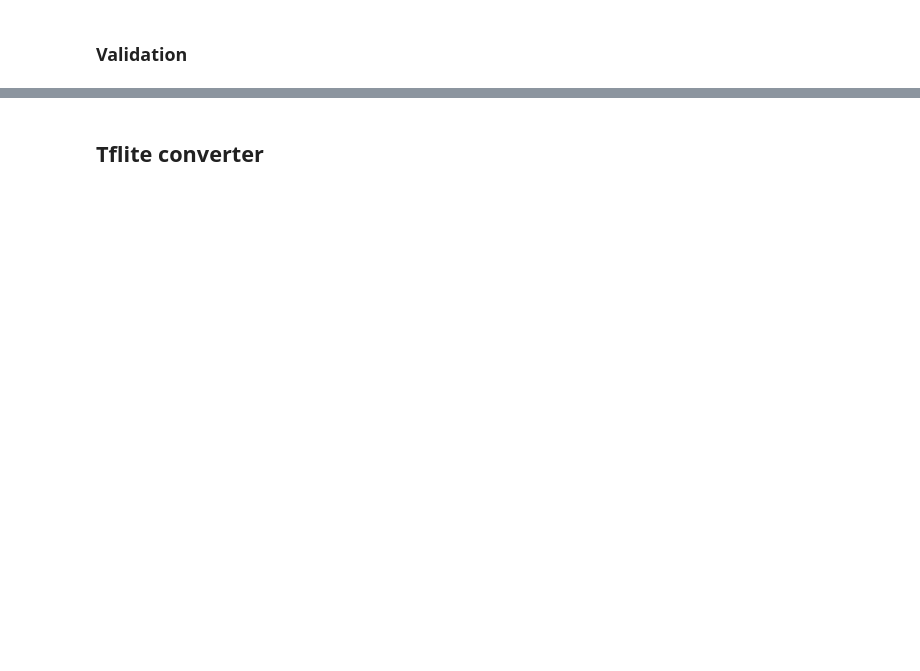
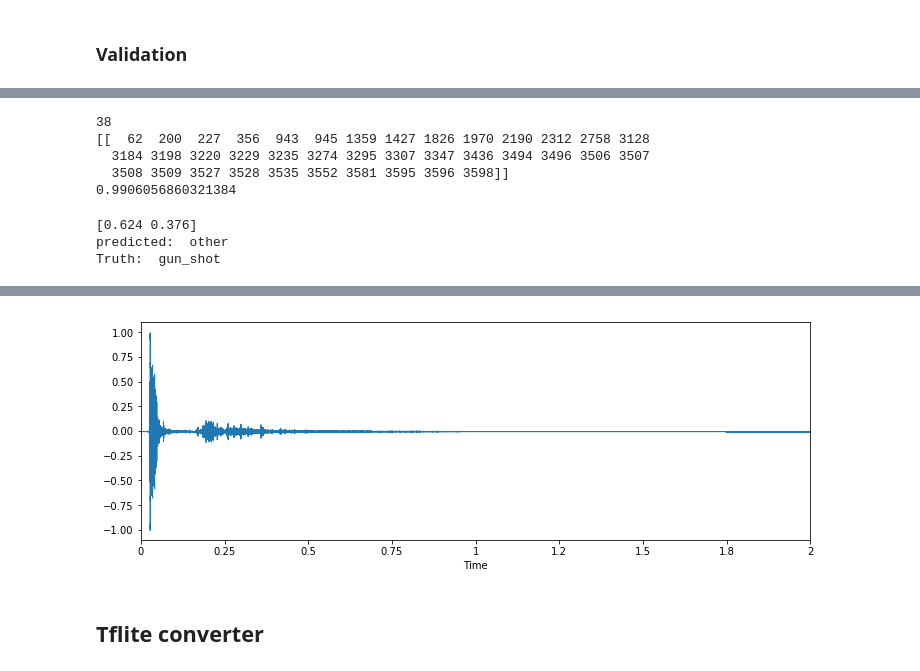
Before and after one commit to gabemagee/gunshot_detection, a Jupyter notebook: python/Ryan/gunshot_cnn_with_urban_ryan.ipynb, the cells around one changed output, grey strips where cells are left out. Drawn from its saved outputs; the diff is of its cells as text; code cells hidden in the pictures; blank space fills up the shorter version.

```diff
--- a/python/Ryan/gunshot_cnn_with_urban_ryan.ipynb
+++ b/python/Ryan/gunshot_cnn_with_urban_ryan.ipynb
@@ -408,0 +407,3 @@ val_pred1
+# %%
+samples = np.load("valid_wav.npy")
+labels = np.load("valid_label.npy")
@@ -408,0 +420,8 @@ val_pred1
+# %%
+samples = samples.reshape(-1, 44100, 1)
+
+val_pred = model.predict(samples)
+val_pred1 = lb.inverse_transform(val_pred[:, 0])
+print(len(val_pred1))
+print("gun_shot", np.argwhere(val_pred1 == 'gun_shot').T)
+print(val_pred1)
@@ -409,10 +446,25 @@ val_pred1
+# %%
+truth = lb.inverse_transform(labels[:,0])
+arg = np.argwhere(truth != val_pred1)
+print(len(arg))
+print(arg.T)
+print(1 - len(np.argwhere(truth != val_pred1)) / len(truth))
+# %% [output]
+38
+[[  62  200  227  356  943  945 1359 1427 1826 1970 2190 2312 2758 3128
+  3184 3198 3220 3229 3235 3274 3295 3307 3347 3436 3494 3496 3506 3507
+  3508 3509 3527 3528 3535 3552 3581 3595 3596 3598]]
+0.9906056860321384
+# %%
+validation = np.load("valid_wav.npy")
 # %%
-#[0, 1] = gunshot
-i = 1
+i = arg[33][0]
 print(np.round(val_pred[i, :], 3))
-print(val_pred1[i])
+print("predicted: ",val_pred1[i]); print("Truth: ", truth[i])
 show(validation [i])
-def show(data):
-    plt.figure(figsize=(12, 4))
-    librosa.display.waveplot(data, sr = 16000)
+
 ipd.Audio(validation [i], rate=22050)
+# %% [output]
+[0.624 0.376]
+predicted:  other
+Truth:  gun_shot
@@ -419,3 +472,4 @@ ipd.Audio(validation [i], rate=22050)
+[figure, added]
 # %% [markdown]
 ## Tflite converter
 # %%
```
Also changed, not shown: parts of 22 cells of this notebook.
